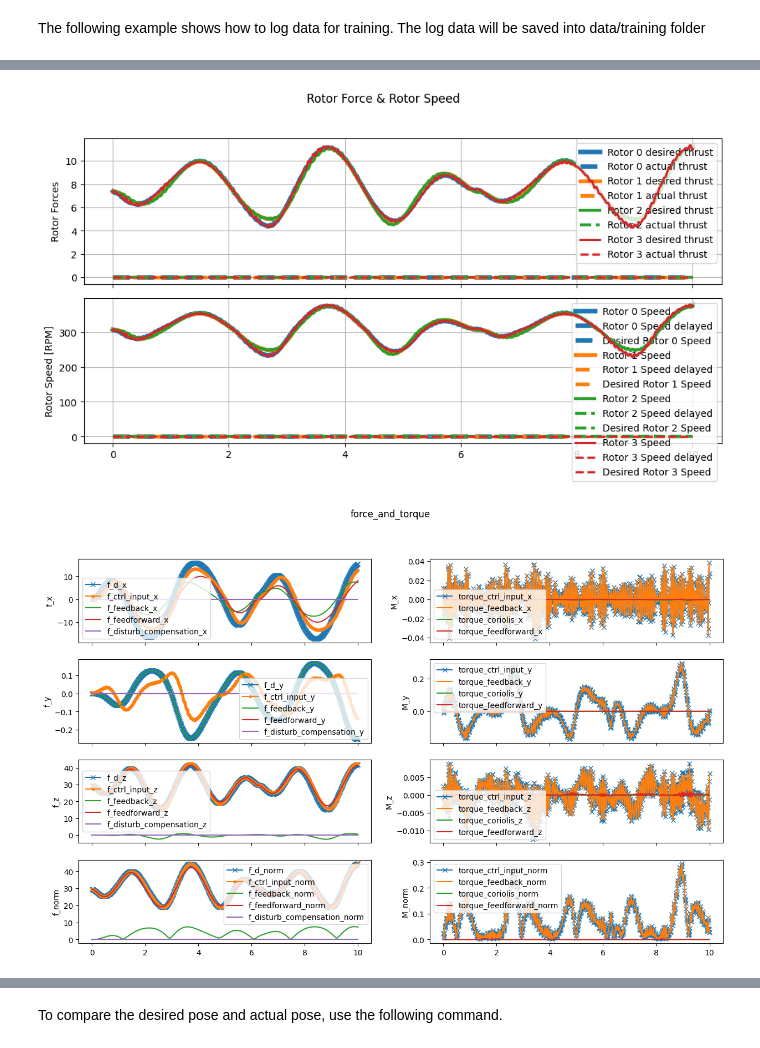
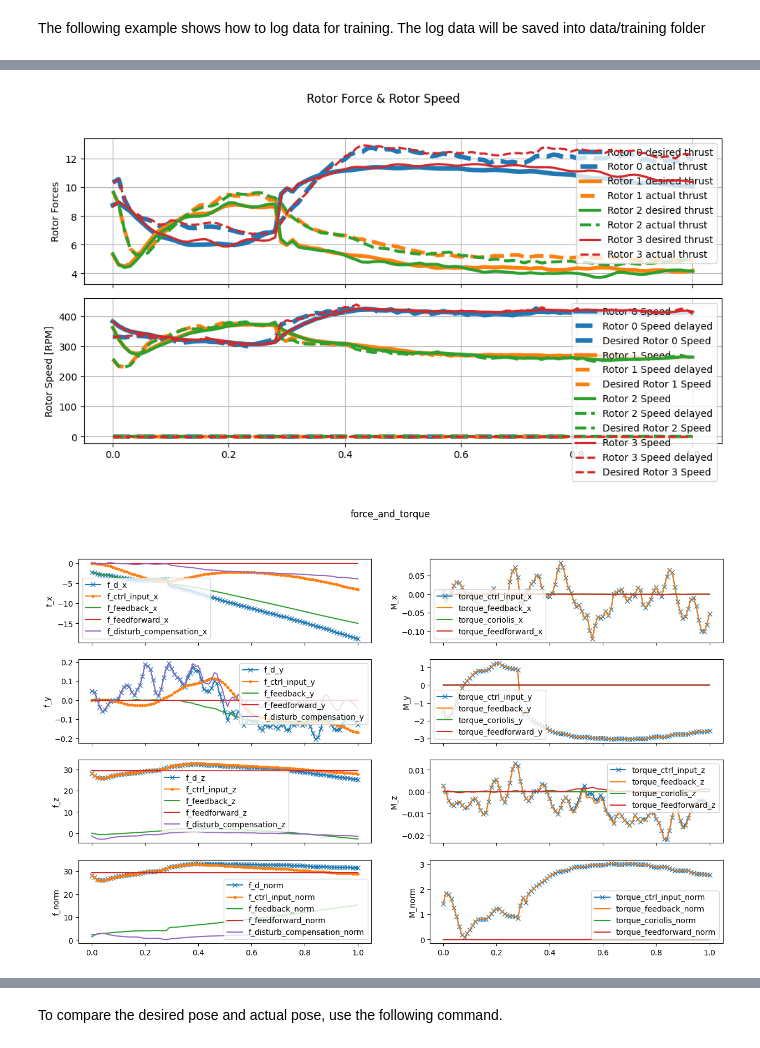
Before and after one commit to zzzzzzhym/aerial_robot_testbed, a Jupyter notebook: simulation/simulation_user_guide.ipynb, the cells around one changed output, grey strips where cells are left out. Drawn from its saved outputs; the diff is of its cells as text; code cells hidden in the pictures.

```diff
--- a/simulation/simulation_user_guide.ipynb
+++ b/simulation/simulation_user_guide.ipynb
@@ -32,14 +32,15 @@ model = drone.disturbance_model.WindEffectNearWall(wall_origin=np.array([-wall_d
                                                     u_free = np.array([wind_speed_x, wind_speed_y, wind_speed_z]))
 # model = drone.disturbance_model.AggregatedDisturbance(wall_origin=np.array([-wall_distance, 0, 0]),
 #                                                     u_free = np.array([wind_speed_x, wind_speed_y, wind_speed_z]))
-model = drone.disturbance_model.Free()    # debug only
+# model = drone.disturbance_model.Free()    # debug only
 # trajectory=drone.trajectory.RandomWaypointsInConstrainedSpace(200, False)
-trajectory = drone.trajectory.Figure8(5)
+# trajectory = drone.trajectory.Figure8(5)
 # trajectory= drone.trajectory.CircleYZ()
+trajectory= drone.trajectory.StraightNegativeX()
 # trajectory = drone.trajectory.Hover()
 sim_test.set_up(disturbance_model=model, trajectory=trajectory)
 
-sim_test.run(10.0)
+sim_test.run(1.0)
 # sim_test.save_result_as_csv('test')
 sim_test.plot()
 plt.show()
@@ -66,2 +67,2 @@ number of dynamics model steps per controller step: 2
-[figure, old version]
+[figure, new version]
-[figure, old version]
+[figure, new version]
```
Also changed, not shown: parts of 4 cells of this notebook, 6 other files.
